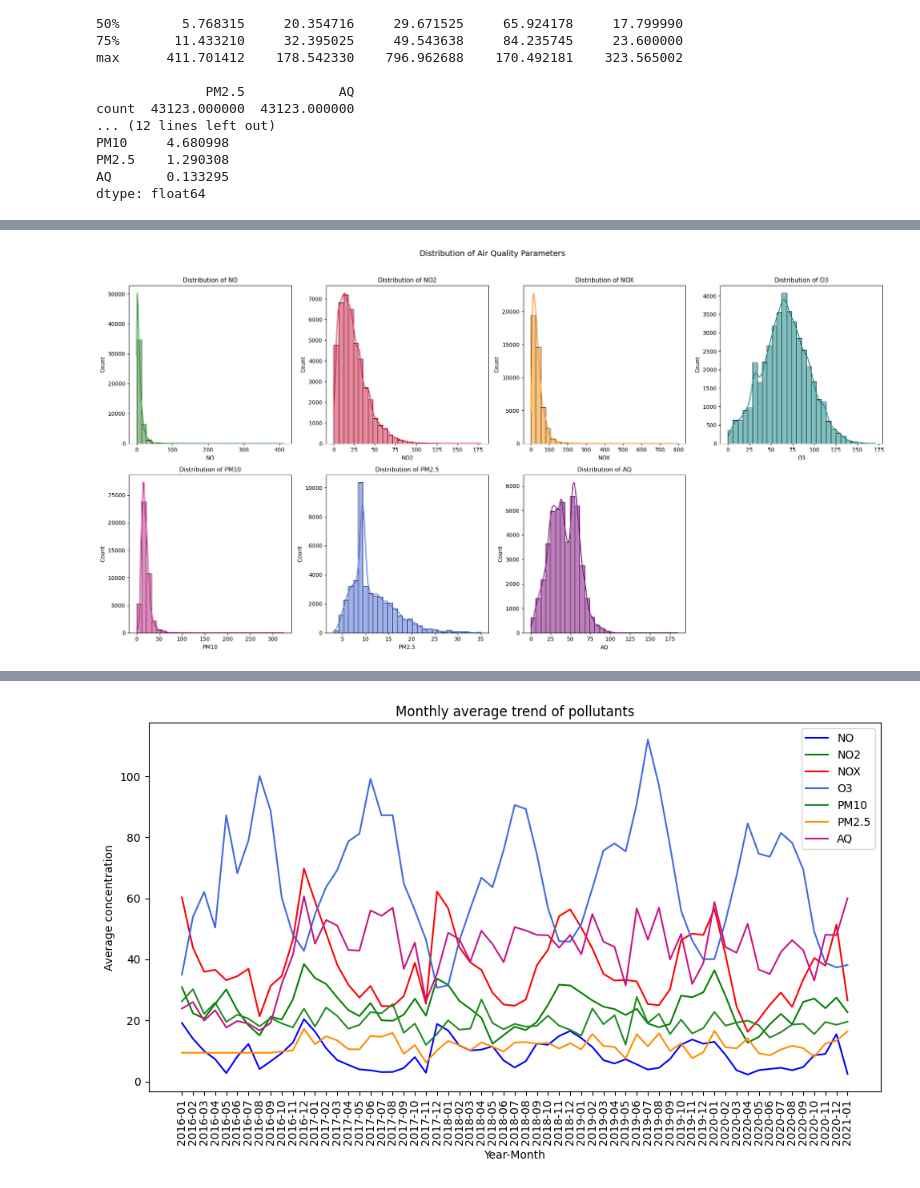
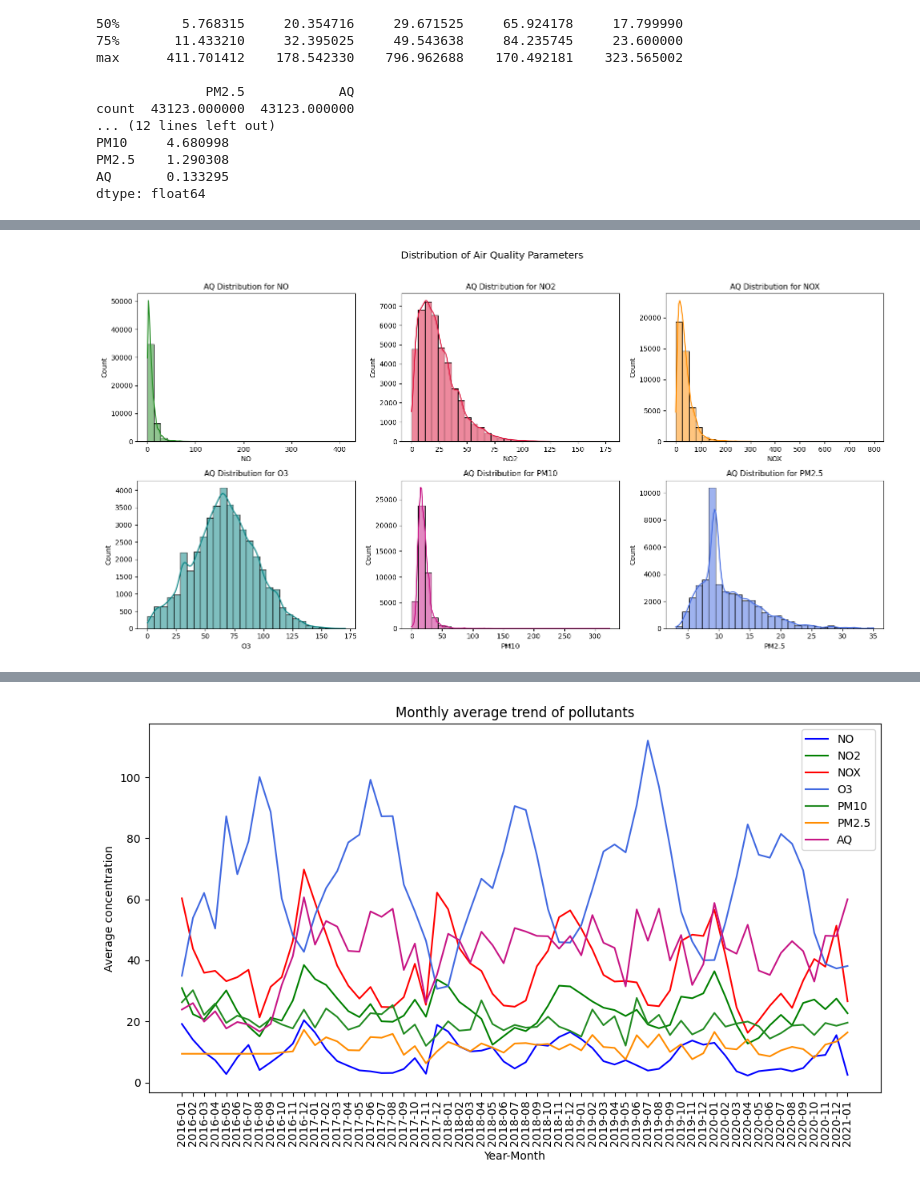
Before and after one commit to ZandomeneghiChiara/AirQuality_Altamura, a Jupyter notebook: Altamura_AQ.ipynb, the cells around one changed output, grey strips where cells are left out. Cells and saved outputs as stored; diff of their text form; code cells hidden in the pictures.

```diff
--- a/Altamura_AQ.ipynb
+++ b/Altamura_AQ.ipynb
@@ -328,37 +447,37 @@ dtype: float64
 # %%
 #DATA VISUALIZATION
-colors = ['forestgreen', 'crimson', 'darkorange', 'teal', 'mediumvioletred', 'royalblue', 'purple']
+colors = ['forestgreen', 'crimson', 'darkorange', 'teal', 'mediumvioletred', 'royalblue']
 
-plt.figure(figsize=(20, 10))
+plt.figure(figsize=(16, 8))
 
 for i, (pollutant, color) in enumerate(zip(pollutants, colors)):
-    plt.subplot(2, 4, i+1)
+    plt.subplot(2, 3, i+1)
 
     # Plot the histogram + KDE
     sns.histplot( aq_df[pollutant], kde=True, color=color, bins=30 )
 
     # Get min and max for this specific pollutant
     data_min = aq_df[pollutant].min()
     data_max = aq_df[pollutant].max()
 
     # Optional: add a small margin so the plot doesn't cut off the edges
     margin = (data_max - data_min) * 0.05
     if margin == 0:  # avoid zero range
         margin = 1.0
 
     # Set x-axis limits
     plt.xlim(data_min - margin, data_max + margin)
 
     # Improve title (full name + units if you have them)
-    plt.title(f'Distribution of {pollutant}', fontsize=11)
+    plt.title(f'AQ Distribution for {pollutant}', fontsize=11)
 
     # Optional: better x-label
     plt.xlabel(pollutant)
     plt.ylabel('Count')
 
 # Final adjustments
 plt.suptitle('Distribution of Air Quality Parameters', fontsize=14, y=1.02)
 plt.tight_layout()
 plt.show()
 # %% [output]
-[figure, old version]
+[figure, new version]
```
Also changed, not shown: parts of 57 cells of this notebook.
